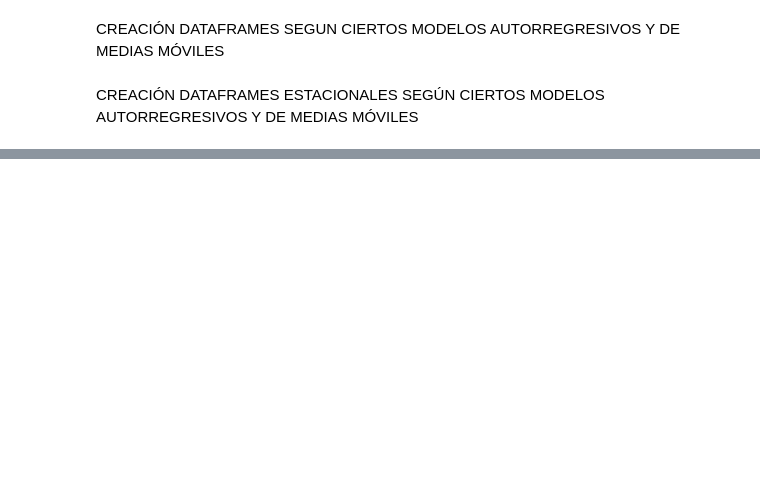
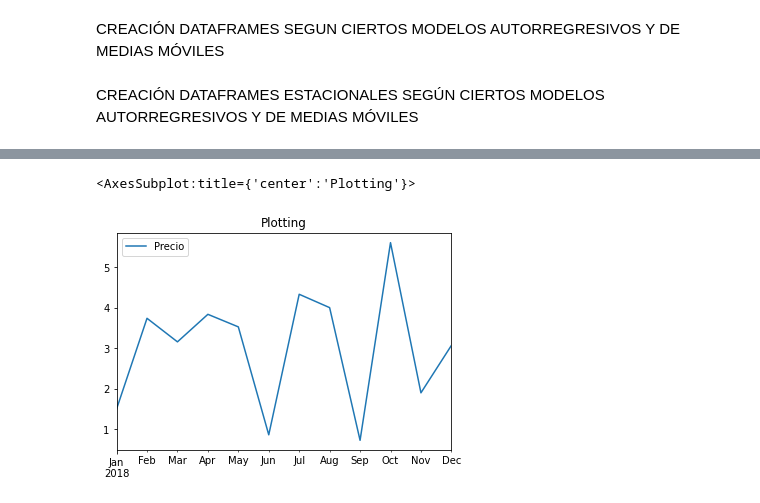
Before and after one commit to davidraamirez/drift-detection_data-augmentation, a Jupyter notebook: series_temporales_sinteticas/CREACION_DF.ipynb, the cells around one changed output, grey strips where cells are left out. Cells and saved outputs as stored; diff of their text form; code cells hidden in the pictures; blank space fills up the shorter version.

```diff
--- a/series_temporales_sinteticas/CREACION_DF.ipynb
+++ b/series_temporales_sinteticas/CREACION_DF.ipynb
@@ -1113,3 +1111,5 @@ def creacion_dataframe_periodo_estacional_ARMA_estacional_ordenpq(inicio,periodo
 
     df = pd.DataFrame(data=datos,index=indice, columns=columna)
     return df
+# %%
+indice = series_inicio_fin('1/1/2018','1/1/2019','M')
@@ -1115,0 +1123,2 @@ def creacion_dataframe_periodo_estacional_ARMA_estacional_ordenpq(inicio,periodo
+# %%
+datos = np.random.normal(3,1.5,indice.size)
@@ -1115,0 +1131,2 @@ def creacion_dataframe_periodo_estacional_ARMA_estacional_ordenpq(inicio,periodo
+# %%
+df=pd.DataFrame(data=datos,index=indice,columns=['Precio'])
@@ -1115,0 +1149,5 @@ def creacion_dataframe_periodo_estacional_ARMA_estacional_ordenpq(inicio,periodo
+# %%
+df.plot(title='Plotting')
+# %% [output]
+<AxesSubplot:title={'center':'Plotting'}>
+[figure, added]
```
Also changed, not shown: parts of 6 cells of this notebook, 2 other files.
